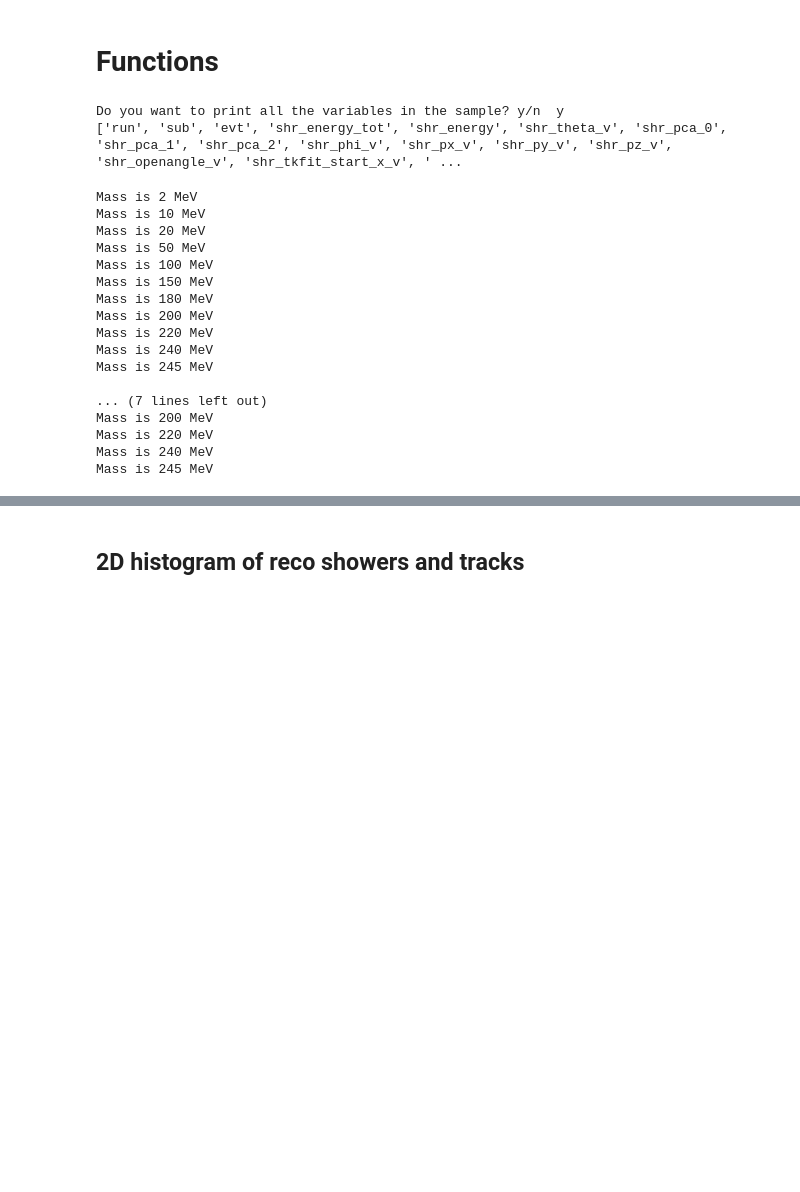
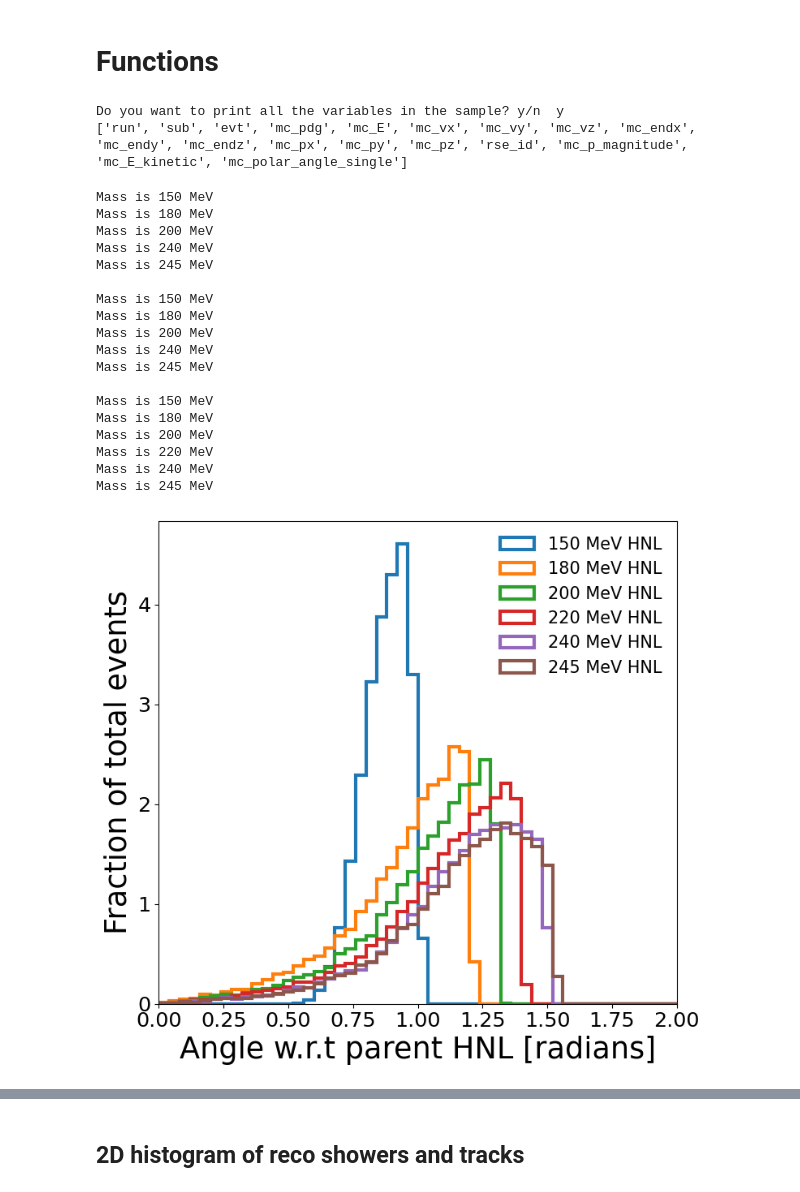
Before and after one commit to dmarsden01/uboone_HNL_analysis, a Jupyter notebook: 6_Truth_studies.ipynb, the cells around one changed output, grey strips where cells are left out. Drawn from its saved outputs; the diff is of its cells as text; code cells hidden in the pictures; blank space fills up the shorter version.

```diff
--- a/6_Truth_studies.ipynb
+++ b/6_Truth_studies.ipynb
@@ -116,0 +516,8 @@ Successfully loaded run1 pkls
+# %%
+pi0_mass = 0.135 #GeV
+direction = av_HNL_direction
+if load_pi0_signal == True:
+    for HNL_mass in pi0_dict:
+        pi0_dict[HNL_mass]=Make_single_new_variables(pi0_dict[HNL_mass], pi0_mass, entries=pi0_dict[HNL_mass].index)
+        pi0_dict[HNL_mass]=Make_single_angle(pi0_dict[HNL_mass], direction, entries=pi0_dict[HNL_mass].index)
+        print(f"Done {HNL_mass}")
@@ -226,9 +654,9 @@ def remove_non_reco_vals(df,debug=True): #Feed in the output of the check_variab
 # %%
-Plot_only_lepton = True #Final state is e+e-
-Plot_only_pi0 = False #Final state is pi0
+Plot_only_lepton = False #Final state is e+e-
+Plot_only_pi0 = True #Final state is pi0
 
 if Plot_only_lepton == True: sample_dict = signal_samples_dict
-elif Plot_only_pi0 == True: sample_dict = pi0_signal_samples_dict
+elif Plot_only_pi0 == True: sample_dict = pi0_dict
 elif signal_like == True: sample_dict = signal_like_dict
 
 print_vals = input("Do you want to print all the variables in the sample? y/n ")
@@ -241,46 +669,67 @@ else:
     print("Not printing variables.")
 # %% [output]
 Do you want to print all the variables in the sample? y/n  y
-['run', 'sub', 'evt', 'shr_energy_tot', 'shr_energy', 'shr_theta_v', 'shr_pca_0', 'shr_pca_1', 'shr_pca_2', 'shr_phi_v', 'shr_px_v', 'shr_py_v', 'shr_pz_v', 'shr_openangle_v', 'shr_tkfit_start_x_v', ' ...
+['run', 'sub', 'evt', 'mc_pdg', 'mc_E', 'mc_vx', 'mc_vy', 'mc_vz', 'mc_endx', 'mc_endy', 'mc_endz', 'mc_px', 'mc_py', 'mc_pz', 'rse_id', 'mc_p_magnitude', 'mc_E_kinetic', 'mc_polar_angle_single']
 # %%
-var = 'mc_px'
+var = 'mc_E_kinetic'
 plot_dict = {}
 Num_entries_dict = {}
 debug = False
 
-for sample in sample_dict.keys():
+plot_all_masses = False
+if plot_all_masses == True: plot_samples = sample_dict.keys()
+if plot_all_masses == False: plot_samples = [150, 180, 200, 240, 245]
+
+for sample in plot_samples:
     print(f"Mass is {sample} MeV")
     plot_dict[sample], Num_entries_dict[sample] = check_variable(sample_dict[sample],var,debug=debug)
     plot_dict[sample], Num_entries_dict[sample] = remove_non_reco_vals(plot_dict[sample],debug=debug)
 
 print()
-var_2 = 'mc_primary_px'
+var_2 = 'mc_p_magnitude'
 plot_dict_2 = {}
 Num_entries_dict_2 = {}
 
-for sample in sample_dict.keys():
+for sample in plot_samples:
     print(f"Mass is {sample} MeV")
     plot_dict_2[sample], Num_entries_dict_2[sample] = check_variable(sample_dict[sample],var_2,debug=debug)
     plot_dict_2[sample], Num_entries_dict_2[sample] = remove_non_reco_vals(plot_dict_2[sample],debug=debug)
 
 # plot_dict[150].head()
 # Particle.from_pdgid(11)
+print()
+var_3 = "mc_polar_angle_single"
+plot_dict_3 = {}
+Num_entries_dict_3 = {}
+if load_pi0_signal == True:
+    for sample in pi0_dict:
+        print(f"Mass is {sample} MeV")
+        plot_dict_3[sample], Num_entries_dict_3[sample] = check_variable(pi0_dict[sample],var_3,debug=debug)
+        plot_dict_3[sample], Num_entries_dict_3[sample] = remove_non_reco_vals(plot_dict_3[sample],debug=debug)
 # %% [output]
-Mass is 2 MeV
-Mass is 10 MeV
-Mass is 20 MeV
-Mass is 50 MeV
-Mass is 100 MeV
+Mass is 150 MeV
+Mass is 180 MeV
+Mass is 200 MeV
+Mass is 240 MeV
+Mass is 245 MeV
+
+Mass is 150 MeV
+Mass is 180 MeV
+Mass is 200 MeV
+Mass is 240 MeV
+Mass is 245 MeV
+
 Mass is 150 MeV
 Mass is 180 MeV
 Mass is 200 MeV
 Mass is 220 MeV
 Mass is 240 MeV
 Mass is 245 MeV
-
-... (7 lines left out)
-Mass is 200 MeV
-Mass is 220 MeV
-Mass is 240 MeV
-Mass is 245 MeV
+# %%
+if load_pi0_signal == True:
+    Plot_variable_signal(var_3, HNL_samples_dict=plot_dict_3, xlabel=variable_names_dict[var_3], xlims=[0,2.0], bins=50,
+                     figsize=[8,8], dpi=100, xticks=[], density=True,legloc="best",logy = False,
+                     cutline = None, savefig=True, filename = f"pi0_{var_3}_{Run}")
+# %% [output]
+[figure, added]
 # %%
```
Also changed, not shown: parts of 40 cells of this notebook, 8 other files.
